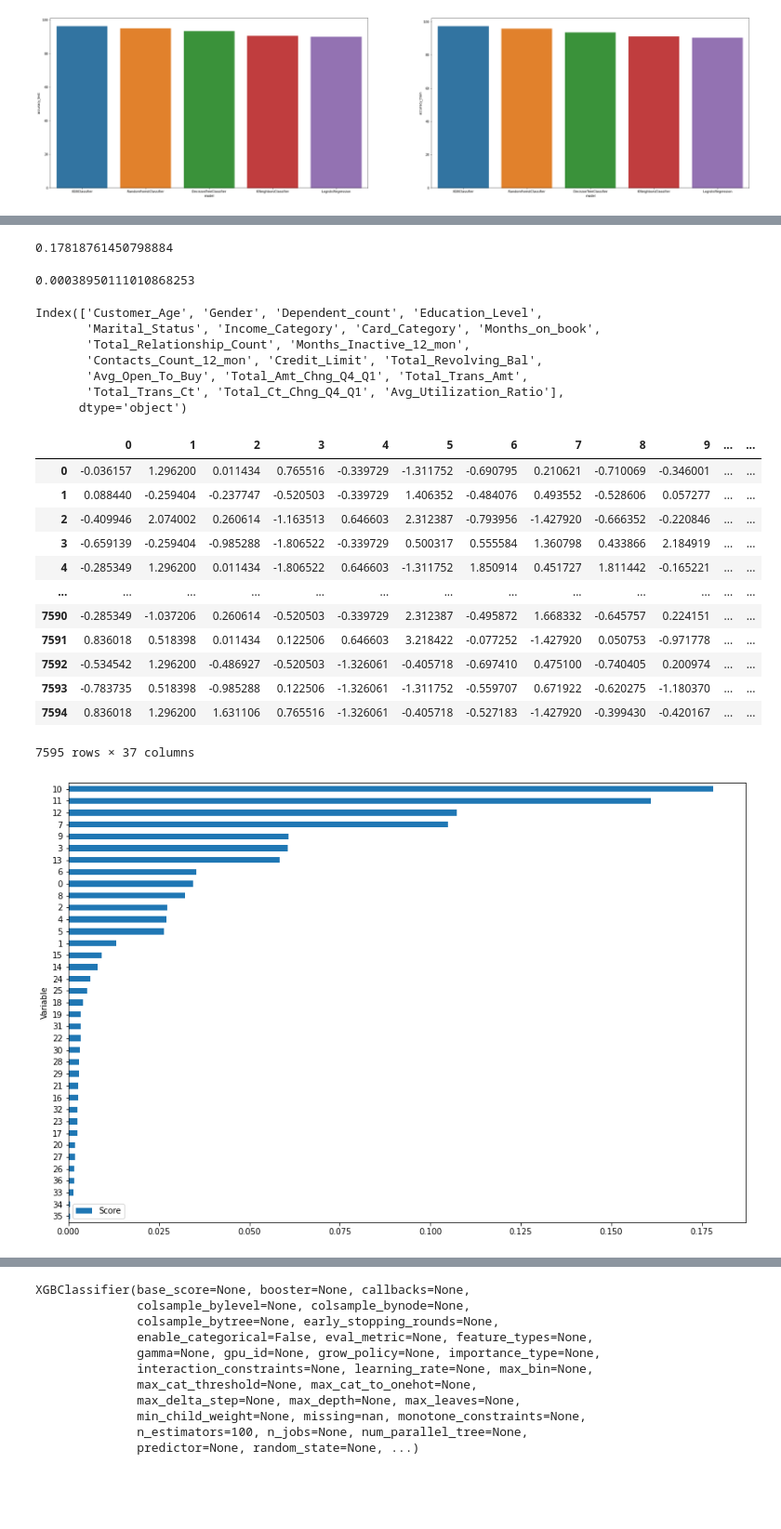
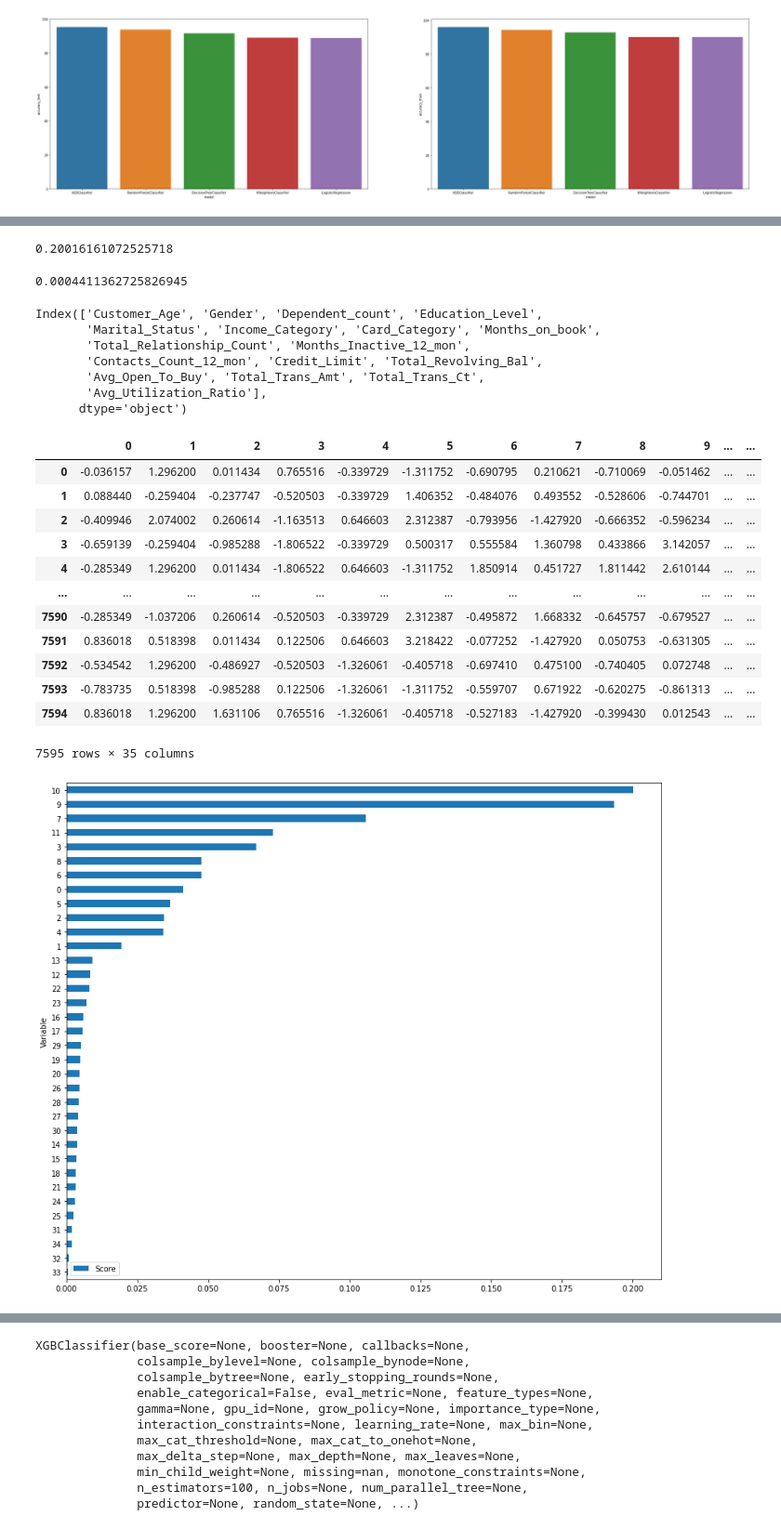
Before and after one commit to jhonnydss/Bank_Churn_Prediction, a Jupyter notebook: Bank Churn Prediction.ipynb, the cells around one changed output, grey strips where cells are left out. Shown at 93% size. Saved outputs shown, nothing was run; the diff lists cells and outputs as text; code cells hidden in the pictures; blank space fills up the shorter version.

```diff
--- a/Bank Churn Prediction.ipynb
+++ b/Bank Churn Prediction.ipynb
@@ -101,7 +110,7 @@ Data columns (total 23 columns):
 dtypes: float64(7), int64(10), object(6)
 memory usage: 1.8+ MB
 # %%
-df.drop(df.columns[[21,22]], axis=1, inplace=True)
+df.drop(df.columns[[16,19,21,22,]], axis=1, inplace=True)
 # %%
 df.info()
 # %% [output]
@@ -633,11 +620,11 @@ array([0.03441105, 0.01324666, 0.02727995, 0.06050806, 0.0269586 ,
 # %%
 model.feature_importances_.max()
 # %% [output]
-0.17818761450798884
+0.20016161072525718
 # %%
 model.feature_importances_.min()
 # %% [output]
-0.00038950111010868253
+0.0004411362725826945
 # %%
 X.columns
 # %% [output]
@@ -645,34 +632,34 @@ Index(['Customer_Age', 'Gender', 'Dependent_count', 'Education_Level',
        'Marital_Status', 'Income_Category', 'Card_Category', 'Months_on_book',
        'Total_Relationship_Count', 'Months_Inactive_12_mon',
        'Contacts_Count_12_mon', 'Credit_Limit', 'Total_Revolving_Bal',
-       'Avg_Open_To_Buy', 'Total_Amt_Chng_Q4_Q1', 'Total_Trans_Amt',
-       'Total_Trans_Ct', 'Total_Ct_Chng_Q4_Q1', 'Avg_Utilization_Ratio'],
+       'Avg_Open_To_Buy', 'Total_Trans_Amt', 'Total_Trans_Ct',
+       'Avg_Utilization_Ratio'],
       dtype='object')
 # %%
 pd.DataFrame(X_train)
 # %% [output]
 |  | 0 | 1 | 2 | 3 | 4 | 5 | 6 | 7 | 8 | 9 | ... | ... |
-| 0 | -0.036157 | 1.296200 | 0.011434 | 0.765516 | -0.339729 | -1.311752 | -0.690795 | 0.210621 | -0.710069 | -0.346001 | ... | ... |
-| 1 | 0.088440 | -0.259404 | -0.237747 | -0.520503 | -0.339729 | 1.406352 | -0.484076 | 0.493552 | -0.528606 | 0.057277 | ... | ... |
-| 2 | -0.409946 | 2.074002 | 0.260614 | -1.163513 | 0.646603 | 2.312387 | -0.793956 | -1.427920 | -0.666352 | -0.220846 | ... | ... |
-| 3 | -0.659139 | -0.259404 | -0.985288 | -1.806522 | -0.339729 | 0.500317 | 0.555584 | 1.360798 | 0.433866 | 2.184919 | ... | ... |
-| 4 | -0.285349 | 1.296200 | 0.011434 | -1.806522 | 0.646603 | -1.311752 | 1.850914 | 0.451727 | 1.811442 | -0.165221 | ... | ... |
+| 0 | -0.036157 | 1.296200 | 0.011434 | 0.765516 | -0.339729 | -1.311752 | -0.690795 | 0.210621 | -0.710069 | -0.051462 | ... | ... |
+| 1 | 0.088440 | -0.259404 | -0.237747 | -0.520503 | -0.339729 | 1.406352 | -0.484076 | 0.493552 | -0.528606 | -0.744701 | ... | ... |
+| 2 | -0.409946 | 2.074002 | 0.260614 | -1.163513 | 0.646603 | 2.312387 | -0.793956 | -1.427920 | -0.666352 | -0.596234 | ... | ... |
+| 3 | -0.659139 | -0.259404 | -0.985288 | -1.806522 | -0.339729 | 0.500317 | 0.555584 | 1.360798 | 0.433866 | 3.142057 | ... | ... |
+| 4 | -0.285349 | 1.296200 | 0.011434 | -1.806522 | 0.646603 | -1.311752 | 1.850914 | 0.451727 | 1.811442 | 2.610144 | ... | ... |
 | ... | ... | ... | ... | ... | ... | ... | ... | ... | ... | ... | ... | ... |
-| 7590 | -0.285349 | -1.037206 | 0.260614 | -0.520503 | -0.339729 | 2.312387 | -0.495872 | 1.668332 | -0.645757 | 0.224151 | ... | ... |
-| 7591 | 0.836018 | 0.518398 | 0.011434 | 0.122506 | 0.646603 | 3.218422 | -0.077252 | -1.427920 | 0.050753 | -0.971778 | ... | ... |
-| 7592 | -0.534542 | 1.296200 | -0.486927 | -0.520503 | -1.326061 | -0.405718 | -0.697410 | 0.475100 | -0.740405 | 0.200974 | ... | ... |
-| 7593 | -0.783735 | 0.518398 | -0.985288 | 0.122506 | -1.326061 | -1.311752 | -0.559707 | 0.671922 | -0.620275 | -1.180370 | ... | ... |
-| 7594 | 0.836018 | 1.296200 | 1.631106 | 0.765516 | -1.326061 | -0.405718 | -0.527183 | -1.427920 | -0.399430 | -0.420167 | ... | ... |
+| 7590 | -0.285349 | -1.037206 | 0.260614 | -0.520503 | -0.339729 | 2.312387 | -0.495872 | 1.668332 | -0.645757 | -0.679527 | ... | ... |
+| 7591 | 0.836018 | 0.518398 | 0.011434 | 0.122506 | 0.646603 | 3.218422 | -0.077252 | -1.427920 | 0.050753 | -0.631305 | ... | ... |
+| 7592 | -0.534542 | 1.296200 | -0.486927 | -0.520503 | -1.326061 | -0.405718 | -0.697410 | 0.475100 | -0.740405 | 0.072748 | ... | ... |
+| 7593 | -0.783735 | 0.518398 | -0.985288 | 0.122506 | -1.326061 | -1.311752 | -0.559707 | 0.671922 | -0.620275 | -0.861313 | ... | ... |
+| 7594 | 0.836018 | 1.296200 | 1.631106 | 0.765516 | -1.326061 | -0.405718 | -0.527183 | -1.427920 | -0.399430 | 0.012543 | ... | ... |
-7595 rows × 37 columns
+7595 rows × 35 columns
 # %%
 # vamos a hacer un grafico, con esa informacion, puedes estudiarlo
 importancia = pd.DataFrame()
 importancia['Variable'] = pd.DataFrame(X_test).columns
 importancia['Score'] = model.feature_importances_
 importancia.sort_values(by = 'Score', ascending=True).plot(x='Variable',
                                                            y='Score',
                                                            kind='barh',
-                                                           figsize=(15,10))
+                                                           figsize=(14,12))
 plt.show()
 # %% [output]
-[figure, old version]
+[figure, new version]
```
Also changed, not shown: parts of 26 cells of this notebook.
